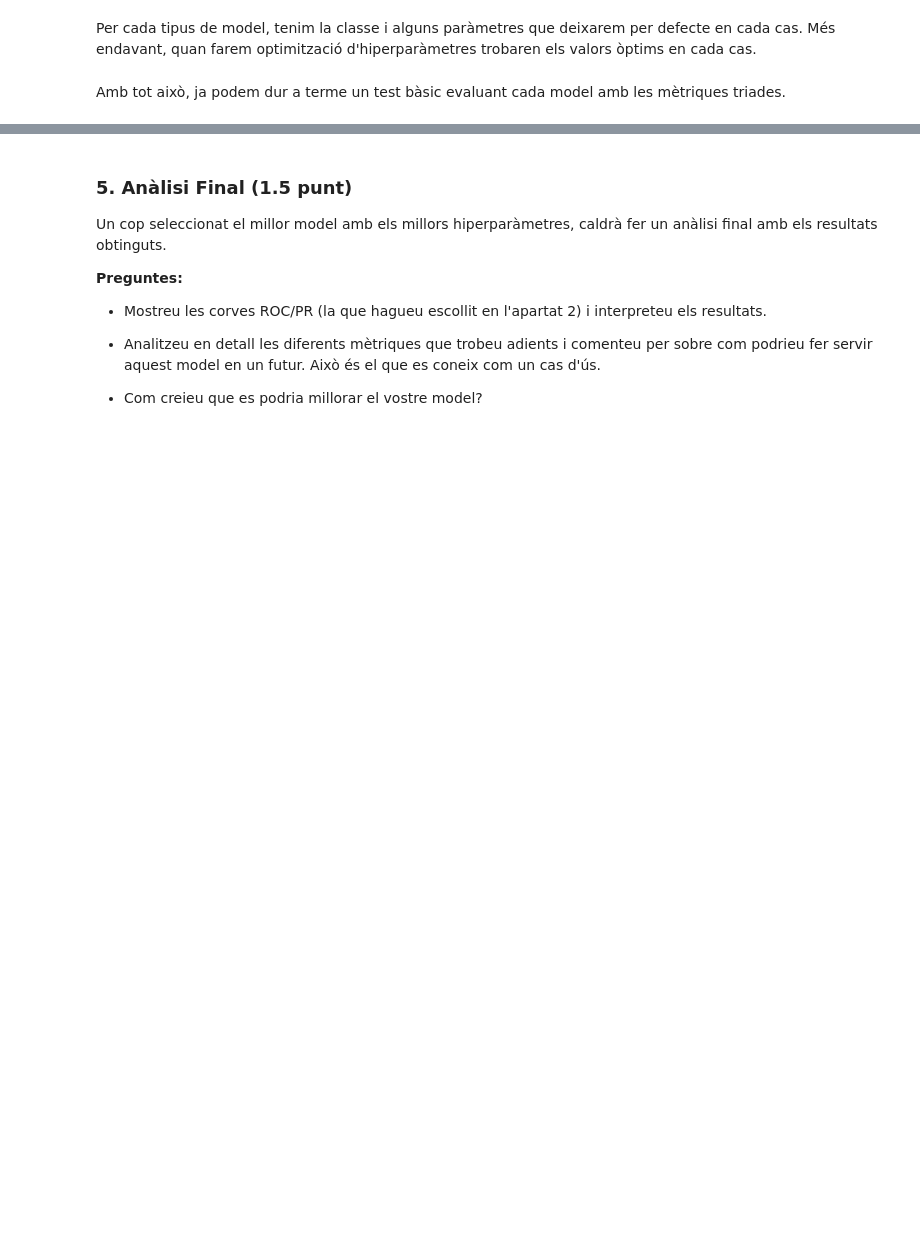
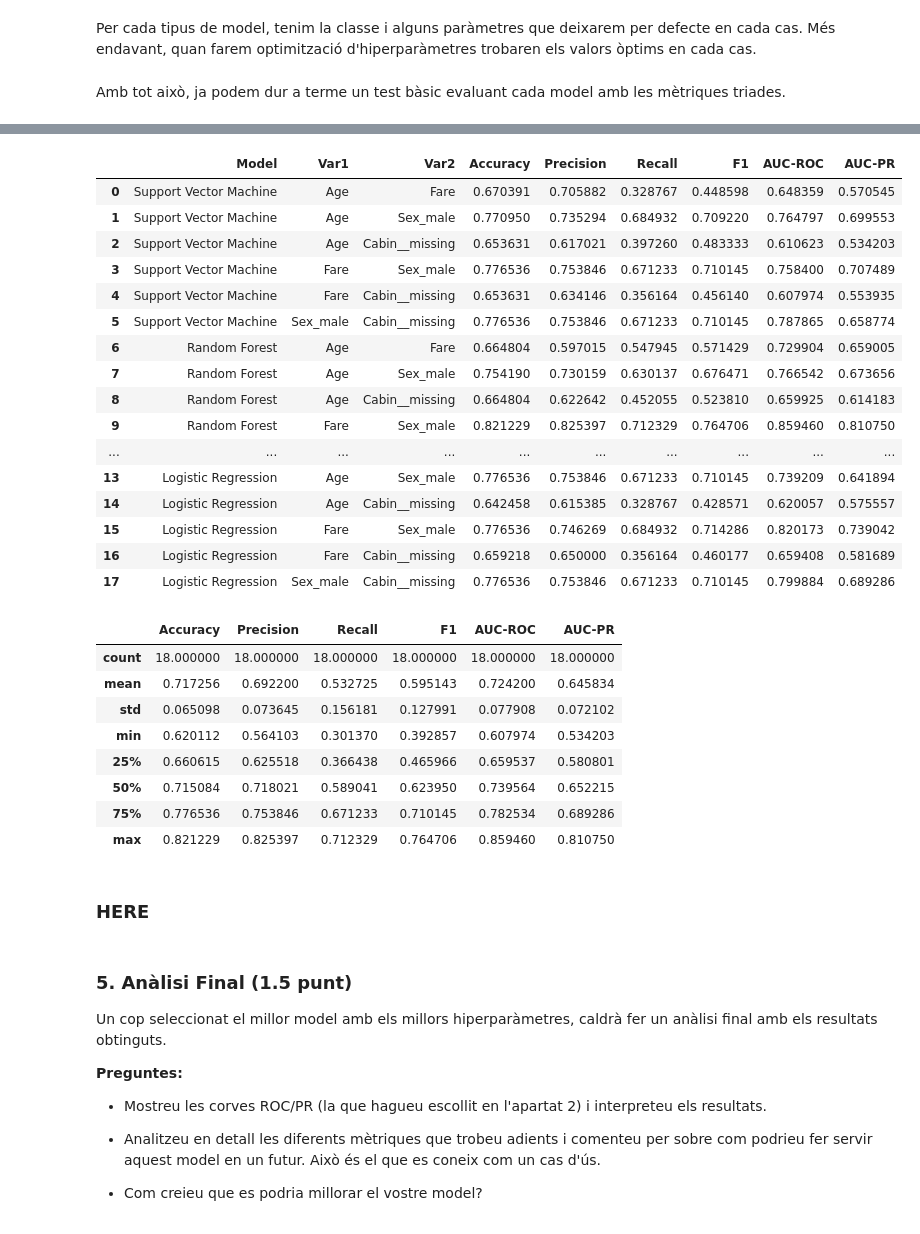
Before and after one commit to NatanSisoev/TitanicSurvival, a Jupyter notebook: practica.ipynb, the cells around one changed output, grey strips where cells are left out. Saved outputs shown, nothing was run; the diff lists cells and outputs as text; code cells hidden in the pictures; blank space fills up the shorter version.

```diff
--- a/practica.ipynb
+++ b/practica.ipynb
@@ -1304,41 +1688,66 @@ plt.show()
 selected_models = [SUPPORT_VECTOR_MACHINE, RANDOM_FOREST, LOGISTIC_REGRESSION]
 
 results_metrics = ["Model", "Var1", "Var2", "Accuracy", "Precision", "Recall", "F1", "AUC-ROC", "AUC-PR"]
-numeric_vars = ['Sex_male', 'Age', 'SibSp', 'Parch', 'Fare', 'FamilySize', 'Pclass', 'PassengerId']
+numeric_vars = ["Age", "Fare", "Sex_male", "Cabin__missing"]
 
 results_df = pd.DataFrame(columns=results_metrics)
 
 for model_name in selected_models:
     settings = models[model_name]
-    print(f"\n===== Evaluating {model_name} =====")
-    tester_full = ModelTester(name=model_name, **settings)
-
-
     for var1, var2 in combinations(numeric_vars, 2):
         tester = ModelTester(name=f"{model_name} ({var1}, {var2})", **settings)
 
         # Reduïm a les dues variables
         tester.X_train = tester.X_train[[var1, var2]]
         tester.X_test  = tester.X_test[[var1, var2]]
 
         tester.fit()
         tester.predict()
         metrics = tester.evaluate()
 
         results_df.loc[len(results_df)] = [
             model_name,
             var1,
             var2,
             metrics["accuracy"],
             metrics["precision"],
             metrics["recall"],
             metrics["f1"],
             metrics["auc_roc"],
             metrics["auc_pr"]
         ]
 
-        tester.plot_decision_boundary(features=[var1, var2], labels=["Not Survived", "Survived"])
+        # tester.plot_decision_boundary(features=[var1, var2], labels=["Not Survived", "Survived"])
 
 # Mostrem resultats
 display(results_df)
 display(results_df.describe())
+# %% [output]
+|  | Model | Var1 | Var2 | Accuracy | Precision | Recall | F1 | AUC-ROC | AUC-PR |
+| 0 | Support Vector Machine | Age | Fare | 0.670391 | 0.705882 | 0.328767 | 0.448598 | 0.648359 | 0.570545 |
+| 1 | Support Vector Machine | Age | Sex_male | 0.770950 | 0.735294 | 0.684932 | 0.709220 | 0.764797 | 0.699553 |
+| 2 | Support Vector Machine | Age | Cabin__missing | 0.653631 | 0.617021 | 0.397260 | 0.483333 | 0.610623 | 0.534203 |
+| 3 | Support Vector Machine | Fare | Sex_male | 0.776536 | 0.753846 | 0.671233 | 0.710145 | 0.758400 | 0.707489 |
+| 4 | Support Vector Machine | Fare | Cabin__missing | 0.653631 | 0.634146 | 0.356164 | 0.456140 | 0.607974 | 0.553935 |
+| 5 | Support Vector Machine | Sex_male | Cabin__missing | 0.776536 | 0.753846 | 0.671233 | 0.710145 | 0.787865 | 0.658774 |
+| 6 | Random Forest | Age | Fare | 0.664804 | 0.597015 | 0.547945 | 0.571429 | 0.729904 | 0.659005 |
+| 7 | Random Forest | Age | Sex_male | 0.754190 | 0.730159 | 0.630137 | 0.676471 | 0.766542 | 0.673656 |
+| 8 | Random Forest | Age | Cabin__missing | 0.664804 | 0.622642 | 0.452055 | 0.523810 | 0.659925 | 0.614183 |
+| 9 | Random Forest | Fare | Sex_male | 0.821229 | 0.825397 | 0.712329 | 0.764706 | 0.859460 | 0.810750 |
+| ... | ... | ... | ... | ... | ... | ... | ... | ... | ... |
+| 13 | Logistic Regression | Age | Sex_male | 0.776536 | 0.753846 | 0.671233 | 0.710145 | 0.739209 | 0.641894 |
+| 14 | Logistic Regression | Age | Cabin__missing | 0.642458 | 0.615385 | 0.328767 | 0.428571 | 0.620057 | 0.575557 |
+| 15 | Logistic Regression | Fare | Sex_male | 0.776536 | 0.746269 | 0.684932 | 0.714286 | 0.820173 | 0.739042 |
+| 16 | Logistic Regression | Fare | Cabin__missing | 0.659218 | 0.650000 | 0.356164 | 0.460177 | 0.659408 | 0.581689 |
+| 17 | Logistic Regression | Sex_male | Cabin__missing | 0.776536 | 0.753846 | 0.671233 | 0.710145 | 0.799884 | 0.689286 |
+|  | Accuracy | Precision | Recall | F1 | AUC-ROC | AUC-PR |
+| count | 18.000000 | 18.000000 | 18.000000 | 18.000000 | 18.000000 | 18.000000 |
+| mean | 0.717256 | 0.692200 | 0.532725 | 0.595143 | 0.724200 | 0.645834 |
+| std | 0.065098 | 0.073645 | 0.156181 | 0.127991 | 0.077908 | 0.072102 |
+| min | 0.620112 | 0.564103 | 0.301370 | 0.392857 | 0.607974 | 0.534203 |
+| 25% | 0.660615 | 0.625518 | 0.366438 | 0.465966 | 0.659537 | 0.580801 |
+| 50% | 0.715084 | 0.718021 | 0.589041 | 0.623950 | 0.739564 | 0.652215 |
+| 75% | 0.776536 | 0.753846 | 0.671233 | 0.710145 | 0.782534 | 0.689286 |
+| max | 0.821229 | 0.825397 | 0.712329 | 0.764706 | 0.859460 | 0.810750 |
+# %% [markdown]
+### HERE
```
Also changed, not shown: parts of 51 cells of this notebook.
